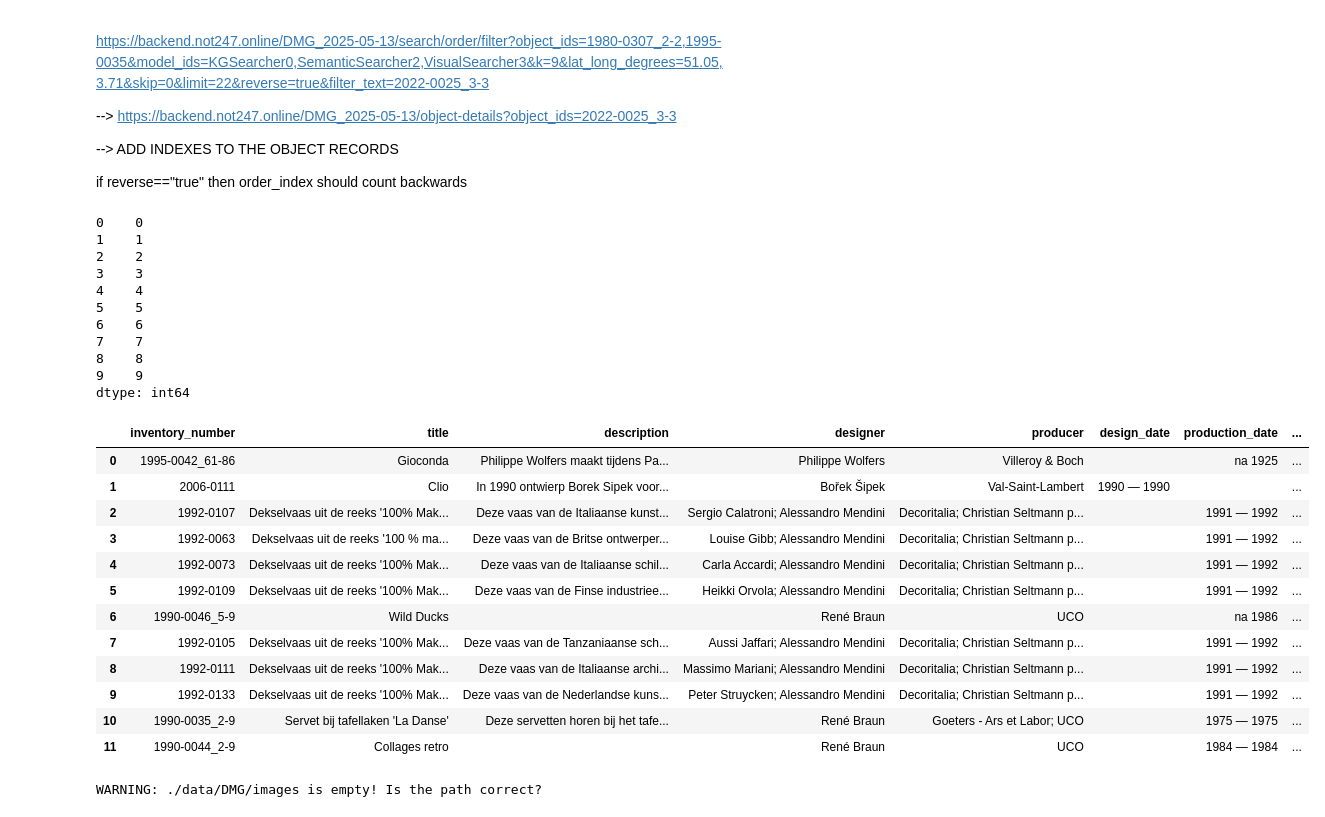
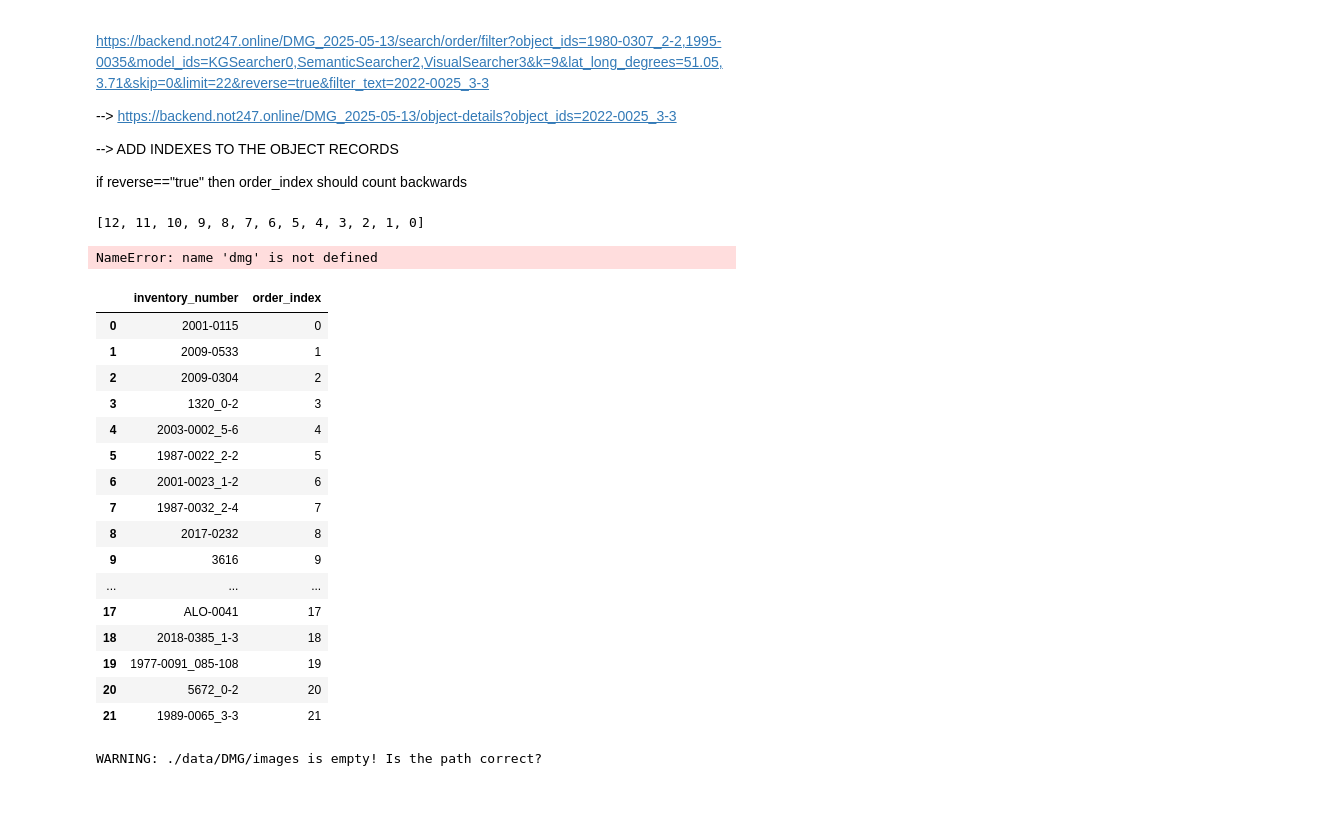
Before and after one commit to serendipity-searcher/web_backend, a Jupyter notebook: dev.ipynb, the cells around one changed output. Cells and saved outputs as stored; diff of their text form; code cells hidden in the pictures.

Commit message:
fixed order_index issue

```diff
--- a/dev.ipynb
+++ b/dev.ipynb
@@ -546,19 +548,18 @@ sample = "default/sample?k=120"
 sample = rq.get(f'http://0.0.0.0:8080/{dmg_id}/{sample}').json()
 sample = pd.DataFrame.from_records(sample)
 # %%
-pd.Series(range(10))
+test = "default/order?skip=0&limit=25&reverse=false&presentation=true&filter_text=en"
+test = rq.get(f'http://0.0.0.0:8080/{dmg_id}/{test}').json()
+test = pd.DataFrame.from_records(test)
-# %% [output]
-0    0
-1    1
-2    2
-3    3
-4    4
-5    5
-6    6
-7    7
-8    8
-9    9
-dtype: int64
+# %%
+# test
+# rev_true
+
+13 - 1 - pd.Series(range(13))
+
+list(range(13-1, -1, -1))
+# %% [output]
+[12, 11, 10, 9, 8, 7, 6, 5, 4, 3, 2, 1, 0]
 # %%
 import requests as rq
 
@@ -571,30 +572,36 @@ params = dict(object_ids=",".join(dmg.sample(3).index),
               k=9,
               lat_long_degrees="51.05,3.71",
               filter_text="199",
-              reverse=True,
+              reverse=False,
               skip=None,
-              limit=12
+              limit=22
              )
 
-resp = rq.get(f'http://0.0.0.0:8080/{dmg_id}/search/order/filter', params=params).json()
+resp = rq.get(f'http://0.0.0.0:8080/{dmg_id}/search/order', params=params).json()
 
 result = pd.DataFrame.from_records(resp)
+# %% [output]
+NameError: name 'dmg' is not defined
 # %%
-result[["inventory_number", ""
+result[["inventory_number", "order_index"]]
 # %% [output]
-|  | inventory_number | title | description | designer | producer | design_date | production_date | ... |
-| 0 | 1995-0042_61-86 | Gioconda | Philippe Wolfers maakt tijdens Pa... | Philippe Wolfers | Villeroy & Boch |  | na 1925 | ... |
-| 1 | 2006-0111 | Clio | In 1990 ontwierp Borek Sipek voor... | Bořek Šipek | Val-Saint-Lambert | 1990 — 1990 |  | ... |
-| 2 | 1992-0107 | Dekselvaas uit de reeks '100% Mak... | Deze vaas van de Italiaanse kunst... | Sergio Calatroni; Alessandro Mendini | Decoritalia; Christian Seltmann p... |  | 1991 — 1992 | ... |
-| 3 | 1992-0063 | Dekselvaas uit de reeks '100 % ma... | Deze vaas van de Britse ontwerper... | Louise Gibb; Alessandro Mendini | Decoritalia; Christian Seltmann p... |  | 1991 — 1992 | ... |
-| 4 | 1992-0073 | Dekselvaas uit de reeks '100% Mak... | Deze vaas van de Italiaanse schil... | Carla Accardi; Alessandro Mendini | Decoritalia; Christian Seltmann p... |  | 1991 — 1992 | ... |
-| 5 | 1992-0109 | Dekselvaas uit de reeks '100% Mak... | Deze vaas van de Finse industriee... | Heikki Orvola; Alessandro Mendini | Decoritalia; Christian Seltmann p... |  | 1991 — 1992 | ... |
-| 6 | 1990-0046_5-9 | Wild Ducks |  | René Braun | UCO |  | na 1986 | ... |
-| 7 | 1992-0105 | Dekselvaas uit de reeks '100% Mak... | Deze vaas van de Tanzaniaanse sch... | Aussi Jaffari; Alessandro Mendini | Decoritalia; Christian Seltmann p... |  | 1991 — 1992 | ... |
-| 8 | 1992-0111 | Dekselvaas uit de reeks '100% Mak... | Deze vaas van de Italiaanse archi... | Massimo Mariani; Alessandro Mendini | Decoritalia; Christian Seltmann p... |  | 1991 — 1992 | ... |
-| 9 | 1992-0133 | Dekselvaas uit de reeks '100% Mak... | Deze vaas van de Nederlandse kuns... | Peter Struycken; Alessandro Mendini | Decoritalia; Christian Seltmann p... |  | 1991 — 1992 | ... |
-| 10 | 1990-0035_2-9 | Servet bij tafellaken 'La Danse' | Deze servetten horen bij het tafe... | René Braun | Goeters - Ars et Labor; UCO |  | 1975 — 1975 | ... |
-| 11 | 1990-0044_2-9 | Collages retro |  | René Braun | UCO |  | 1984 — 1984 | ... |
+|  | inventory_number | order_index |
+| 0 | 2001-0115 | 0 |
+| 1 | 2009-0533 | 1 |
+| 2 | 2009-0304 | 2 |
+| 3 | 1320_0-2 | 3 |
+| 4 | 2003-0002_5-6 | 4 |
+| 5 | 1987-0022_2-2 | 5 |
+| 6 | 2001-0023_1-2 | 6 |
+| 7 | 1987-0032_2-4 | 7 |
+| 8 | 2017-0232 | 8 |
+| 9 | 3616 | 9 |
+| ... | ... | ... |
+| 17 | ALO-0041 | 17 |
+| 18 | 2018-0385_1-3 | 18 |
+| 19 | 1977-0091_085-108 | 19 |
+| 20 | 5672_0-2 | 20 |
+| 21 | 1989-0065_3-3 | 21 |
 # %%
 def init_DMG():
     DMG_DIR = "./data/DMG"
```
Also changed, not shown: parts of 1 cell of this notebook, 1 other file.
